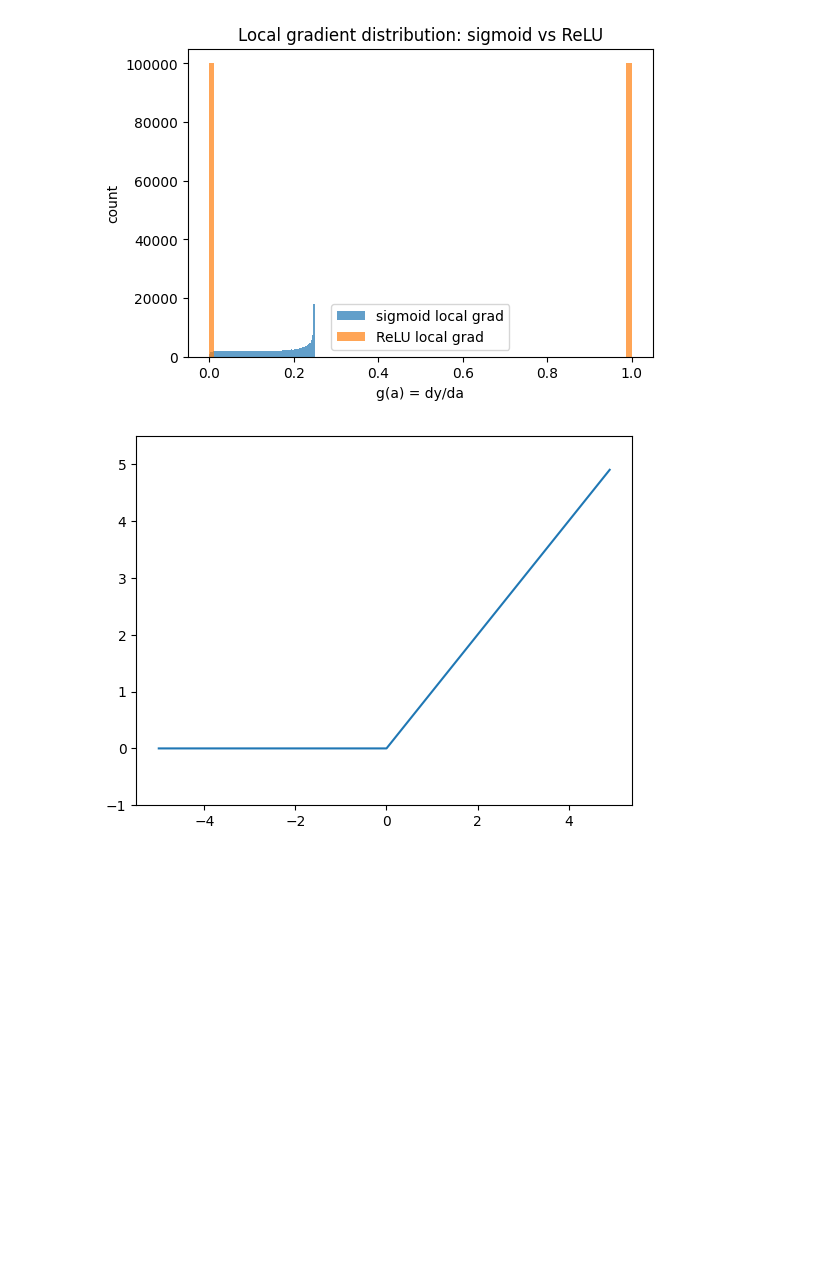
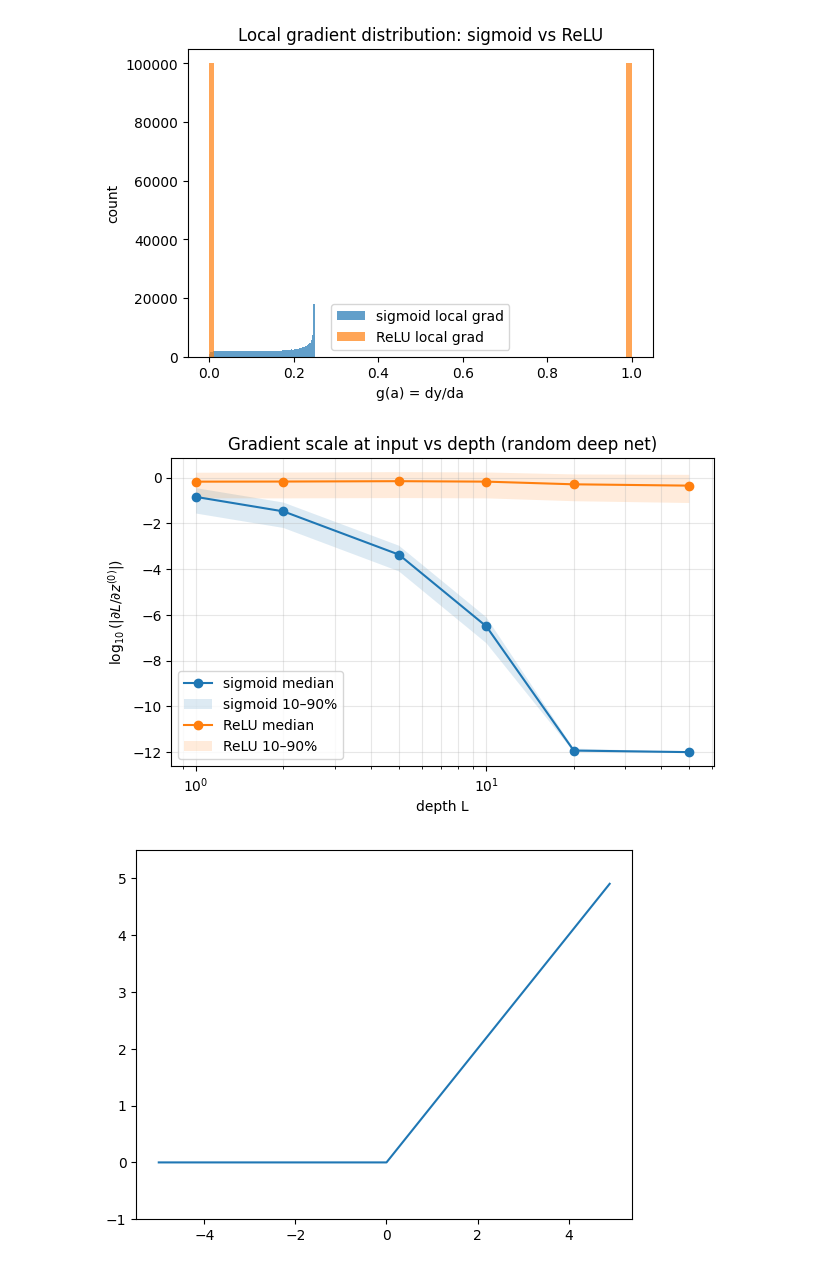
Before and after one commit to AcademiXBase/deep-learning-from-scratch, a Jupyter notebook: my_notebooks/ch03.ipynb, the cells around one changed output. Drawn from its saved outputs; the diff is of its cells as text; code cells hidden in the pictures; blank space fills up the shorter version.

```diff
--- a/my_notebooks/ch03.ipynb
+++ b/my_notebooks/ch03.ipynb
@@ -322,6 +335,89 @@ plt.show()
 sigmoid: mean grad = 0.15130356781007243  frac(|g|<eps)= 0.00056
 ReLU   : mean grad = 0.49991  frac(|g|<eps)= 0.50009
 [figure]
+# %%
+import numpy as np
+import matplotlib.pylab as plt
+
+def sigmoid(x):
+    return 1 / (1 + np.exp(-x))
+
+def grad_sigmoid_from_output(z):
+    # z = sigmoid(a) なので、da 側の局所勾配は z(1-z)
+    return z * (1 - z)
+
+def relu(a):
+    return np.maximum(0.0, a)
+
+def grad_relu(a):
+    return (a > 0).astype(a.dtype)
+
+def simulate_grad_log10(activation, depth_list, n=256, batch=256, seed=0):
+    rng = np.random.default_rng(seed)
+    z0 = rng.normal(size=(batch, n)).astype(np.float64)
+    results = {}
+    for L in depth_list:
+        if activation == 'sigmoid':
+            w_scale = np.sqrt(1.0 / n)  # Xavier 的（目安）
+        elif activation == 'relu':
+            w_scale = np.sqrt(2.0 / n)  # He 的（目安）
+        else:
+            raise ValueError('activation must be sigmoid or relu')
+
+        W = [rng.normal(scale=w_scale, size=(n, n)) for _ in range(L)]
+        a_list = []
+        z_list = [z0]
+        # forward
+        z = z0
+        for l in range(L):
+            a = z @ W[l].T
+            a_list.append(a)
+            if activation == 'sigmoid':
+                z = sigmoid(a)
+            else:
+                z = relu(a)
+            z_list.append(z)
+
+        # backward: 出力側の勾配をランダムに与える（形状合わせ）
+        dz = rng.normal(size=z.shape)
+        for l in reversed(range(L)):
+            if activation == 'sigmoid':
+                da = dz * grad_sigmoid_from_output(z_list[l+1])
+            else:
+                da = dz * grad_relu(a_list[l])
+            dz = da @ W[l]  # dz_{l} = da_{l} W_{l}
+        grad_input = dz
+        log10_abs = np.log10(np.abs(grad_input) + 1e-12).ravel()
+        results[L] = log10_abs
+    return results
+
+depths = [1, 2, 5, 10, 20, 50]
+sig = simulate_grad_log10('sigmoid', depths, n=256, batch=256, seed=0)
+rel = simulate_grad_log10('relu', depths, n=256, batch=256, seed=0)
+
+def summarize(results, q=(10, 50, 90)):
+    out = {k: np.percentile(v, q) for k, v in results.items()}
+    return out
+
+sig_q = summarize(sig)
+rel_q = summarize(rel)
+
+plt.figure(figsize=(7,4))
+for label, qvals in [('sigmoid', sig_q), ('ReLU', rel_q)]:
+    xs = np.array(sorted(qvals.keys()))
+    ys = np.array([qvals[x] for x in xs])  # shape: (len(xs), 3)
+    plt.plot(xs, ys[:,1], marker='o', label=f'{label} median')
+    plt.fill_between(xs, ys[:,0], ys[:,2], alpha=0.15, label=f'{label} 10–90%')
+
+plt.xscale('log')
+plt.xlabel('depth L')
+plt.ylabel(r'$\log_{10}(|\partial L/\partial z^{(0)}|)$')
+plt.title('Gradient scale at input vs depth (random deep net)')
+plt.legend()
+plt.grid(True, which='both', alpha=0.3)
+plt.show()
+# %% [output]
+[figure, added]
 # %%
 import numpy as np
 import matplotlib.pylab as plt
```
Also changed, not shown: parts of 2 cells of this notebook.
